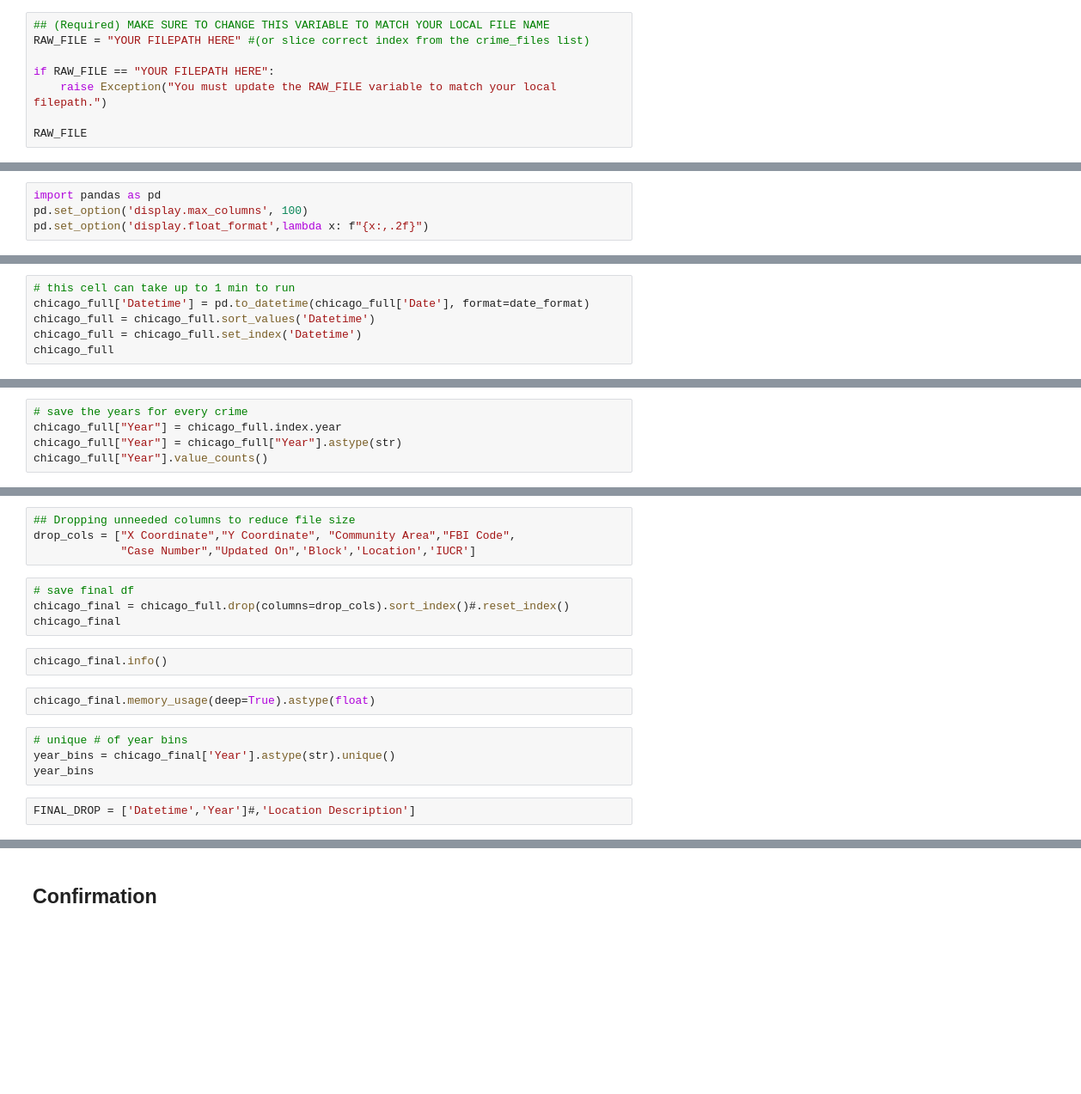
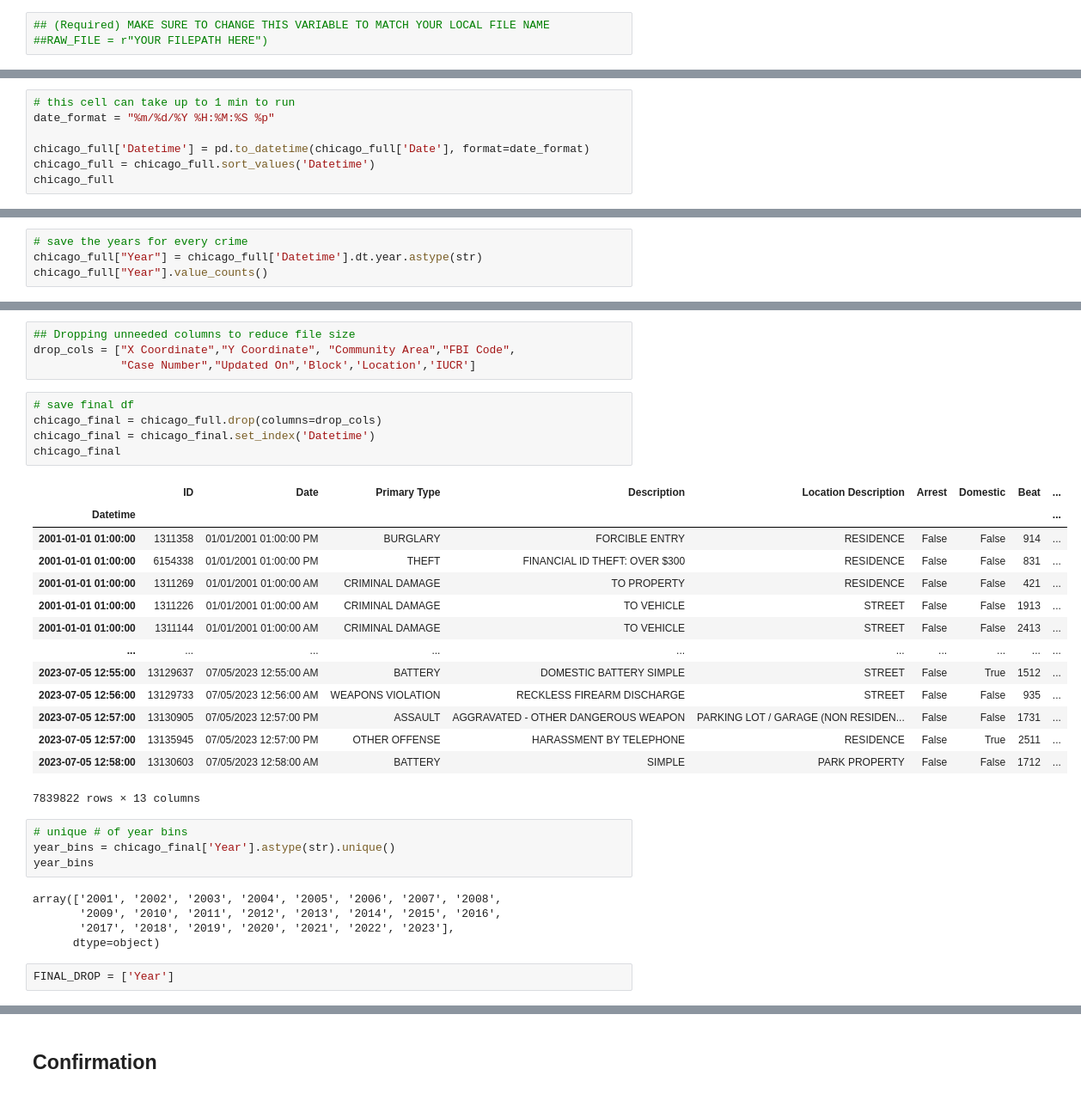
Before and after one commit to coding-dojo-data-science/preparing-chicago-crime-data, a Jupyter notebook: Workflow - Prep Chicago Crime Data.ipynb, the cells around one changed output, grey strips where cells are left out. Shown: that part at 86% size. Drawn from its saved outputs; the diff is of its cells as text; blank space fills up the shorter version.

```diff
--- a/Workflow - Prep Chicago Crime Data.ipynb
+++ b/Workflow - Prep Chicago Crime Data.ipynb
@@ -61,8 +65,3 @@ else:
 # %%
 ## (Required) MAKE SURE TO CHANGE THIS VARIABLE TO MATCH YOUR LOCAL FILE NAME
-RAW_FILE = "YOUR FILEPATH HERE" #(or slice correct index from the crime_files list)
-
-if RAW_FILE == "YOUR FILEPATH HERE":
-	raise Exception("You must update the RAW_FILE variable to match your local filepath.")
-
-RAW_FILE
+##RAW_FILE = r"YOUR FILEPATH HERE")
@@ -76,8 +85,4 @@ os.makedirs(OUTPUT_FOLDER, exist_ok=True)
 - Now that your RAW_FILE variable is set either:
     - On the toolbar, click on the Kernel menu > "Restart and Run All".
     - OR click on this cell first, then on the toolbar click on the "Cell" menu > "Run All Below"
-# %%
-import pandas as pd
-pd.set_option('display.max_columns', 100)
-pd.set_option('display.float_format',lambda x: f"{x:,.2f}")
 # %%
@@ -95,6 +107,7 @@ pd.to_datetime(example,format=date_format)
 # %%
 # this cell can take up to 1 min to run
+date_format = "%m/%d/%Y %H:%M:%S %p"
+
 chicago_full['Datetime'] = pd.to_datetime(chicago_full['Date'], format=date_format)
 chicago_full = chicago_full.sort_values('Datetime')
-chicago_full = chicago_full.set_index('Datetime')
 chicago_full
@@ -105,5 +145,4 @@ chicago_full
 # %%
 # save the years for every crime
-chicago_full["Year"] = chicago_full.index.year
-chicago_full["Year"] = chicago_full["Year"].astype(str)
+chicago_full["Year"] = chicago_full['Datetime'].dt.year.astype(str)
 chicago_full["Year"].value_counts()
@@ -113,18 +170,35 @@ drop_cols = ["X Coordinate","Y Coordinate", "Community Area","FBI Code",
              "Case Number","Updated On",'Block','Location','IUCR']
 # %%
 # save final df
-chicago_final = chicago_full.drop(columns=drop_cols).sort_index()#.reset_index()
+chicago_final = chicago_full.drop(columns=drop_cols)
+chicago_final = chicago_final.set_index('Datetime')
 chicago_final
+# %% [output]
+|  | ID | Date | Primary Type | Description | Location Description | Arrest | Domestic | Beat | ... |
+| Datetime |  |  |  |  |  |  |  |  | ... |
+| 2001-01-01 01:00:00 | 1311358 | 01/01/2001 01:00:00 PM | BURGLARY | FORCIBLE ENTRY | RESIDENCE | False | False | 914 | ... |
+| 2001-01-01 01:00:00 | 6154338 | 01/01/2001 01:00:00 PM | THEFT | FINANCIAL ID THEFT: OVER $300 | RESIDENCE | False | False | 831 | ... |
+| 2001-01-01 01:00:00 | 1311269 | 01/01/2001 01:00:00 AM | CRIMINAL DAMAGE | TO PROPERTY | RESIDENCE | False | False | 421 | ... |
+| 2001-01-01 01:00:00 | 1311226 | 01/01/2001 01:00:00 AM | CRIMINAL DAMAGE | TO VEHICLE | STREET | False | False | 1913 | ... |
+| 2001-01-01 01:00:00 | 1311144 | 01/01/2001 01:00:00 AM | CRIMINAL DAMAGE | TO VEHICLE | STREET | False | False | 2413 | ... |
+| ... | ... | ... | ... | ... | ... | ... | ... | ... | ... |
+| 2023-07-05 12:55:00 | 13129637 | 07/05/2023 12:55:00 AM | BATTERY | DOMESTIC BATTERY SIMPLE | STREET | False | True | 1512 | ... |
+| 2023-07-05 12:56:00 | 13129733 | 07/05/2023 12:56:00 AM | WEAPONS VIOLATION | RECKLESS FIREARM DISCHARGE | STREET | False | False | 935 | ... |
+| 2023-07-05 12:57:00 | 13130905 | 07/05/2023 12:57:00 PM | ASSAULT | AGGRAVATED - OTHER DANGEROUS WEAPON | PARKING LOT / GARAGE (NON RESIDEN... | False | False | 1731 | ... |
+| 2023-07-05 12:57:00 | 13135945 | 07/05/2023 12:57:00 PM | OTHER OFFENSE | HARASSMENT BY TELEPHONE | RESIDENCE | False | True | 2511 | ... |
+| 2023-07-05 12:58:00 | 13130603 | 07/05/2023 12:58:00 AM | BATTERY | SIMPLE | PARK PROPERTY | False | False | 1712 | ... |
+7839822 rows × 13 columns
-# %%
-chicago_final.info()
-# %%
-chicago_final.memory_usage(deep=True).astype(float)
 # %%
 # unique # of year bins
 year_bins = chicago_final['Year'].astype(str).unique()
 year_bins
+# %% [output]
+array(['2001', '2002', '2003', '2004', '2005', '2006', '2007', '2008',
+       '2009', '2010', '2011', '2012', '2013', '2014', '2015', '2016',
+       '2017', '2018', '2019', '2020', '2021', '2022', '2023'],
+      dtype=object)
 # %%
-FINAL_DROP = ['Datetime','Year']#,'Location Description']
+FINAL_DROP = ['Year']
 # %%
 ## set save location
 
```
Also changed, not shown: parts of 15 cells of this notebook.
